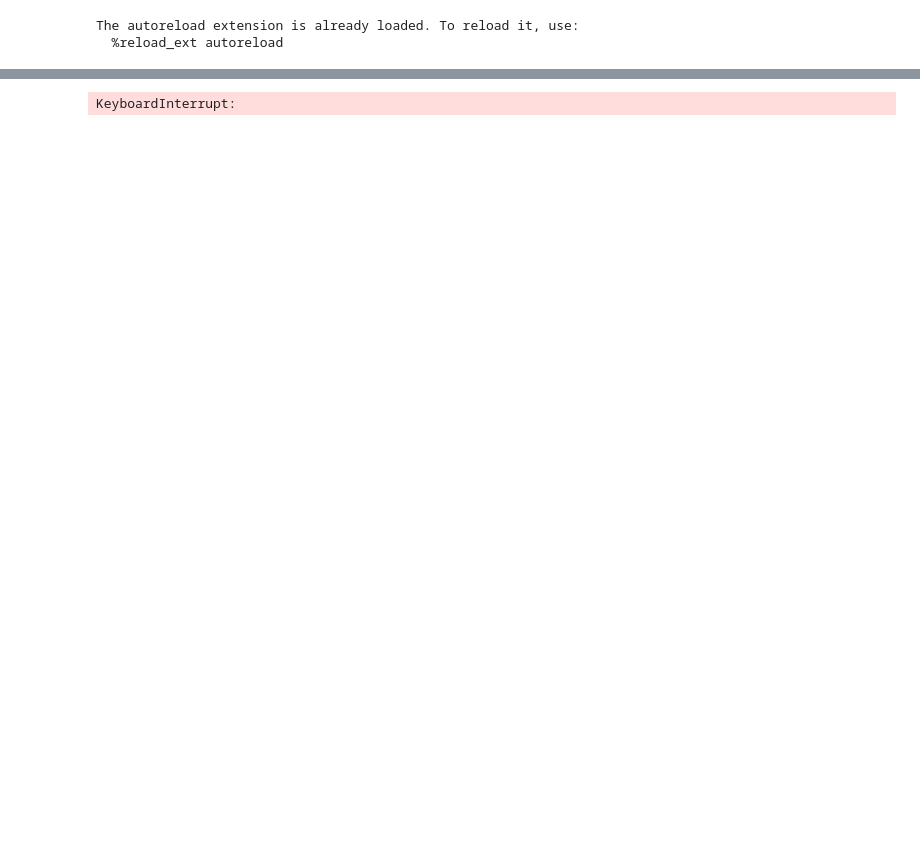
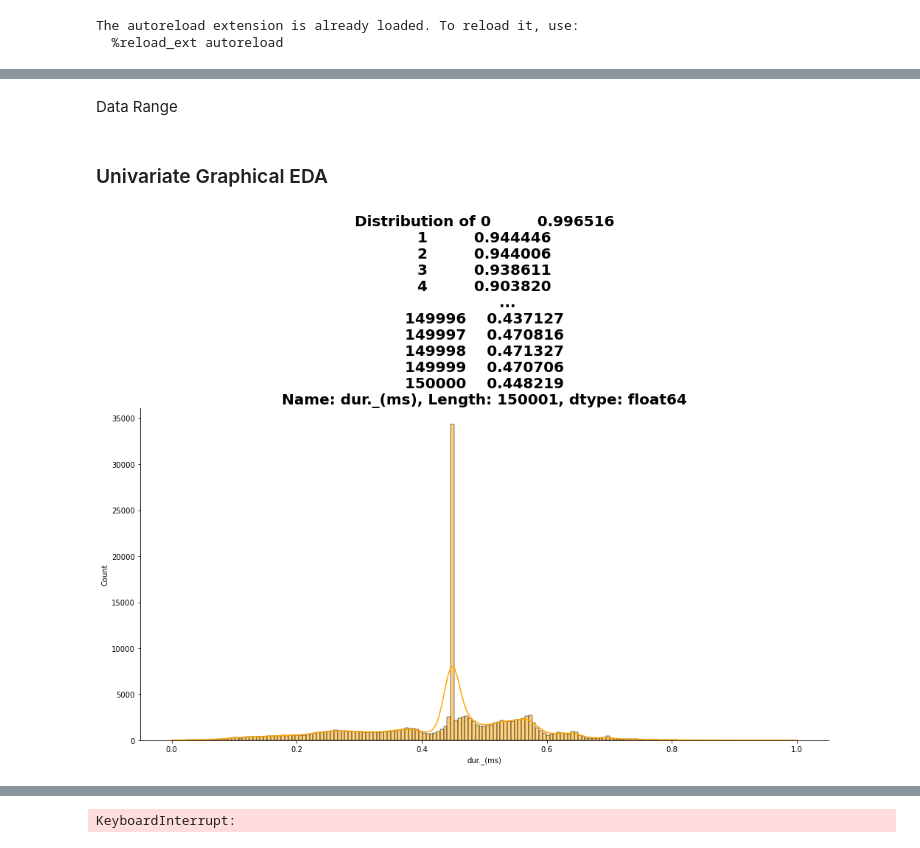
Before and after one commit to jedisam/Telecom-Data-Analysis, a Jupyter notebook: notebooks/userOverview.ipynb, the cells around one changed output, grey strips where cells are left out. Saved outputs shown, nothing was run; the diff lists cells and outputs as text; code cells hidden in the pictures; blank space fills up the shorter version.

Commit message:
uni & bivariate analysis

```diff
--- a/notebooks/userOverview.ipynb
+++ b/notebooks/userOverview.ipynb
@@ -552,0 +740,2 @@ The autoreload extension is already loaded. To reload it, use:
+# %% [markdown]
+Data Range
@@ -552,0 +744,7 @@ The autoreload extension is already loaded. To reload it, use:
+# %% [markdown]
+### Univariate Graphical EDA
+# %%
+# Graphical Univariate analysis for duration
+pl.plot_hist(df, df['dur._(ms)'], 'orange')
+# %% [output]
+[figure, added]
```
Also changed, not shown: parts of 67 cells of this notebook, 2 other files.
